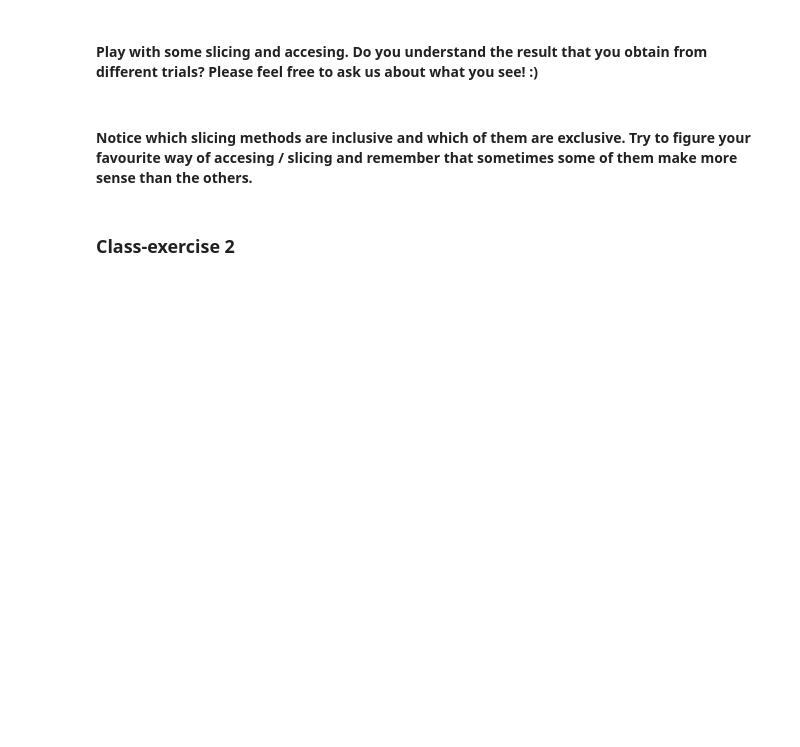
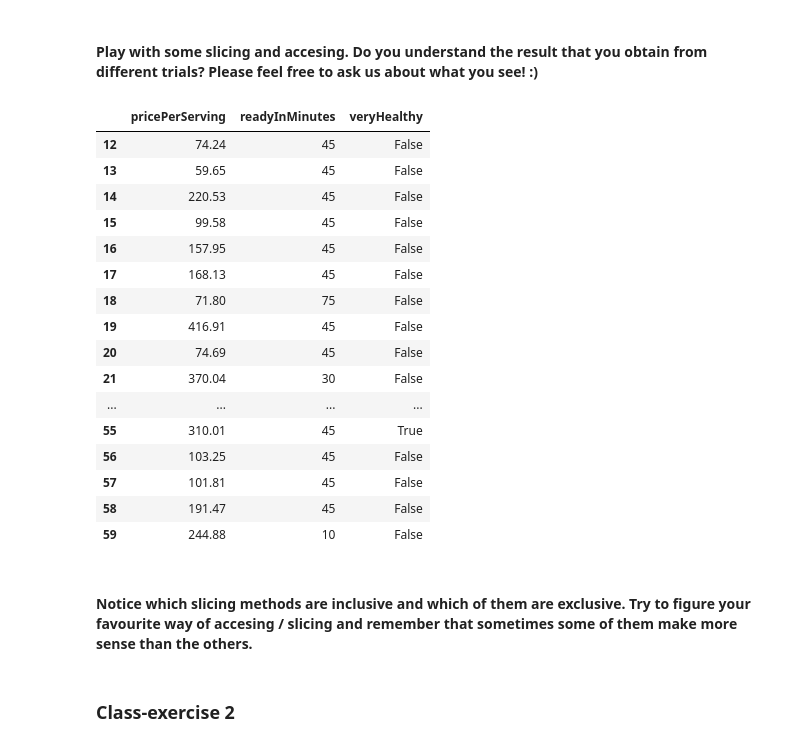
Before and after one commit to ramiejleh/ReDi_DataAnalytics_Repo, a Jupyter notebook: Homework/Edit/lesson03/exercises/exercises-lesson03.ipynb, the cells around one changed output. Saved outputs shown, nothing was run; the diff lists cells and outputs as text; code cells hidden in the pictures; blank space fills up the shorter version.

```diff
--- a/Homework/Edit/lesson03/exercises/exercises-lesson03.ipynb
+++ b/Homework/Edit/lesson03/exercises/exercises-lesson03.ipynb
@@ -22,4 +97,6 @@
 # %% [markdown]
 #### Load file recipes.csv from the data subfolder and store it in a variable df_ex1. Use the first column as index.
+# %%
+df_ex1 = pd.read_csv("data/recipes.csv", index_col = 0)
 # %% [markdown]
 #### See if the 34th recipe on the list is vegetarian (remember the 0-based indexing!). Please do this in 4 different ways. Be careful with how .iloc and .loc handle things.
@@ -30,5 +140,25 @@
 # %% [markdown]
 #### Play with some slicing and accesing. Do you understand the result that you obtain from different trials? Please feel free to ask us about what you see! :)
+# %%
+df_ex1.filter(items=['pricePerServing', 'readyInMinutes', 'veryHealthy']).iloc[12:60]
+# %% [output]
+|  | pricePerServing | readyInMinutes | veryHealthy |
+| 12 | 74.24 | 45 | False |
+| 13 | 59.65 | 45 | False |
+| 14 | 220.53 | 45 | False |
+| 15 | 99.58 | 45 | False |
+| 16 | 157.95 | 45 | False |
+| 17 | 168.13 | 45 | False |
+| 18 | 71.80 | 75 | False |
+| 19 | 416.91 | 45 | False |
+| 20 | 74.69 | 45 | False |
+| 21 | 370.04 | 30 | False |
+| ... | ... | ... | ... |
+| 55 | 310.01 | 45 | True |
+| 56 | 103.25 | 45 | False |
+| 57 | 101.81 | 45 | False |
+| 58 | 191.47 | 45 | False |
+| 59 | 244.88 | 10 | False |
 # %% [markdown]
 #### Notice which slicing methods are inclusive and which of them are exclusive. Try to figure your favourite way of accesing / slicing and remember that sometimes some of them make more sense than the others.
 # %% [markdown]
```
Also changed, not shown: parts of 21 cells of this notebook.
